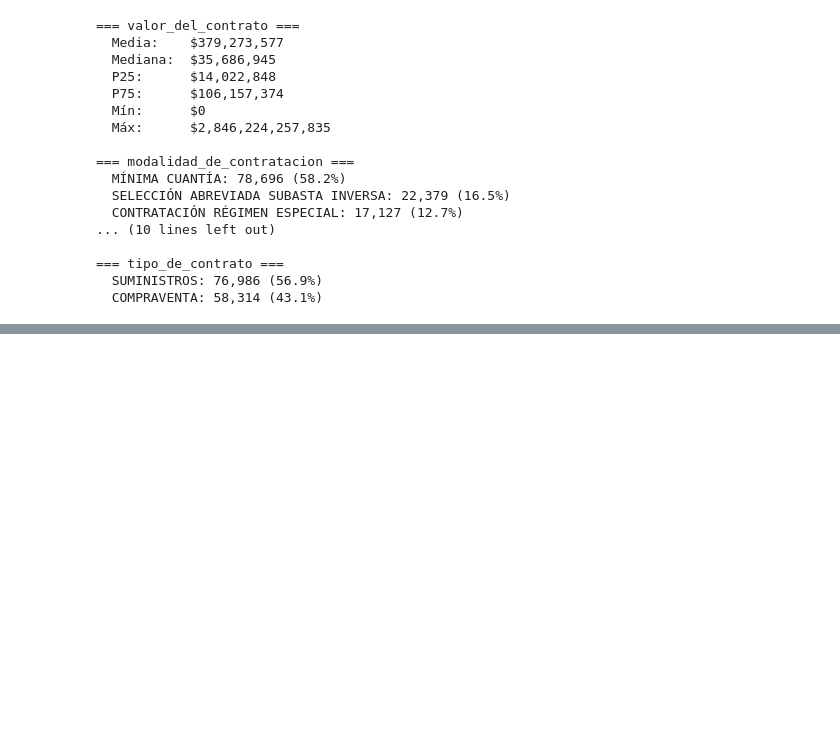
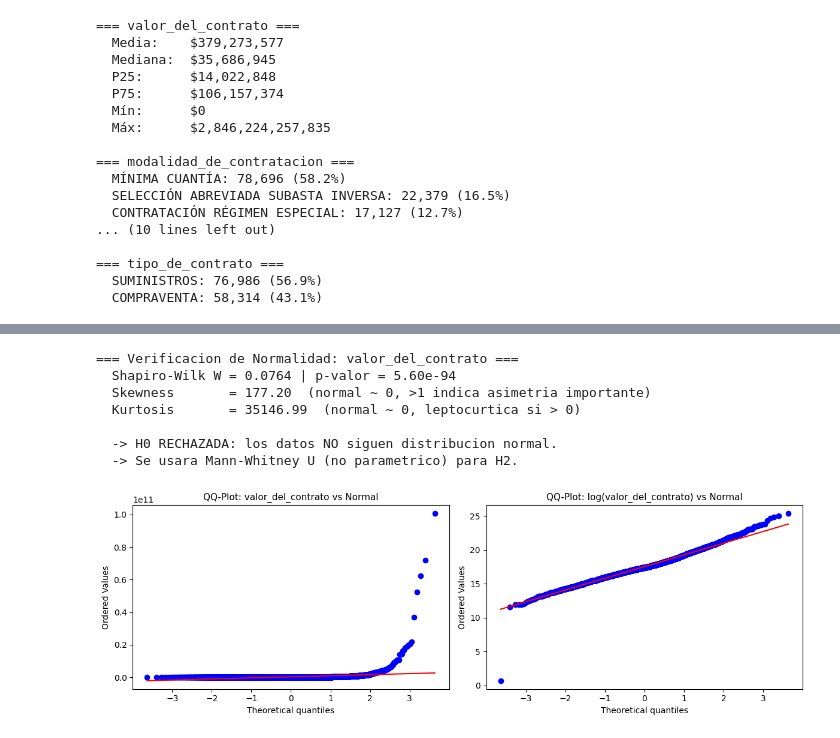
Before and after one commit to louis97/contratacion_publica_bienes, a Jupyter notebook: analisis.ipynb, the cells around one changed output, grey strips where cells are left out. Drawn from its saved outputs; the diff is of its cells as text; code cells hidden in the pictures; blank space fills up the shorter version.

```diff
--- a/analisis.ipynb
+++ b/analisis.ipynb
@@ -296,0 +357,40 @@ for col in ['modalidad_de_contratacion', 'sector', 'destino_gasto', 'tipo_de_con
+# %%
+from scipy import stats
+# Verificacion formal de normalidad de valor_del_contrato
+# Con n=135,300 Shapiro-Wilk saturaria — usamos muestra representativa de 5,000
+np.random.seed(42)
+muestra_norm = df_clean['valor_del_contrato'].dropna().sample(5000)
+
+stat_sw, p_sw = stats.shapiro(muestra_norm)
+skewness = df_clean['valor_del_contrato'].skew()
+kurt     = df_clean['valor_del_contrato'].kurt()
+
+print('=== Verificacion de Normalidad: valor_del_contrato ===')
+print(f'  Shapiro-Wilk W = {stat_sw:.4f} | p-valor = {p_sw:.2e}')
+print(f'  Skewness       = {skewness:.2f}  (normal ~ 0, >1 indica asimetria importante)')
+print(f'  Kurtosis       = {kurt:.2f}  (normal ~ 0, leptocurtica si > 0)')
+print()
+if p_sw < 0.05:
+    print('  -> H0 RECHAZADA: los datos NO siguen distribucion normal.')
+    print('  -> Se usara Mann-Whitney U (no parametrico) para H2.')
+else:
+    print('  -> H0 no rechazada: los datos podrian ser normales.')
+    print('  -> Confirmar visualmente con QQ-plot.')
+
+# QQ-plot: valor original vs log-transformado
+fig, axes = plt.subplots(1, 2, figsize=(12, 4))
+stats.probplot(muestra_norm, dist='norm', plot=axes[0])
+axes[0].set_title('QQ-Plot: valor_del_contrato vs Normal', fontsize=11)
+stats.probplot(np.log1p(muestra_norm), dist='norm', plot=axes[1])
+axes[1].set_title('QQ-Plot: log(valor_del_contrato) vs Normal', fontsize=11)
+plt.tight_layout()
+plt.show()
+# %% [output]
+=== Verificacion de Normalidad: valor_del_contrato ===
+  Shapiro-Wilk W = 0.0764 | p-valor = 5.60e-94
+  Skewness       = 177.20  (normal ~ 0, >1 indica asimetria importante)
+  Kurtosis       = 35146.99  (normal ~ 0, leptocurtica si > 0)
+
+  -> H0 RECHAZADA: los datos NO siguen distribucion normal.
+  -> Se usara Mann-Whitney U (no parametrico) para H2.
+[figure, added]
```
Also changed, not shown: parts of 16 cells of this notebook, 3 other files.
